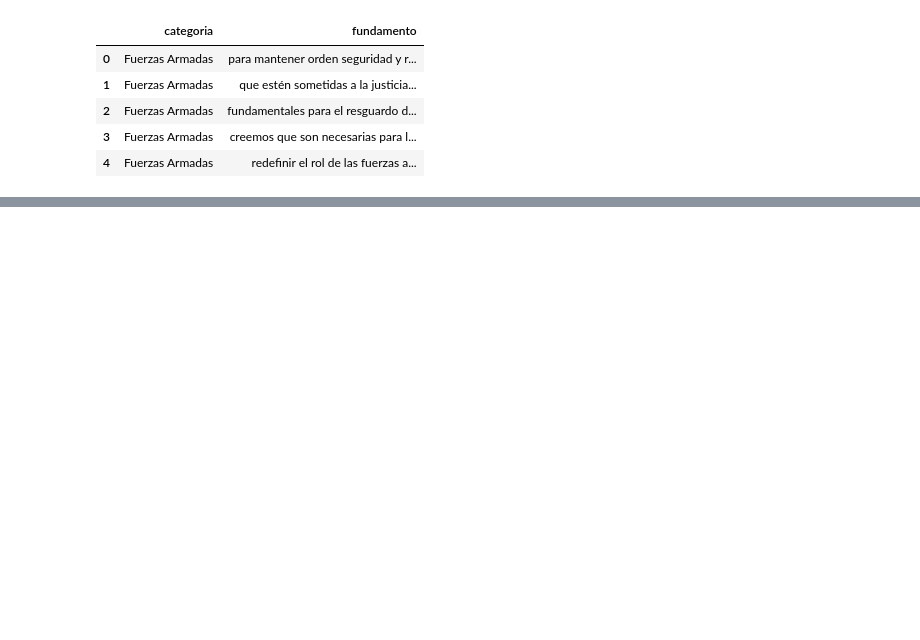
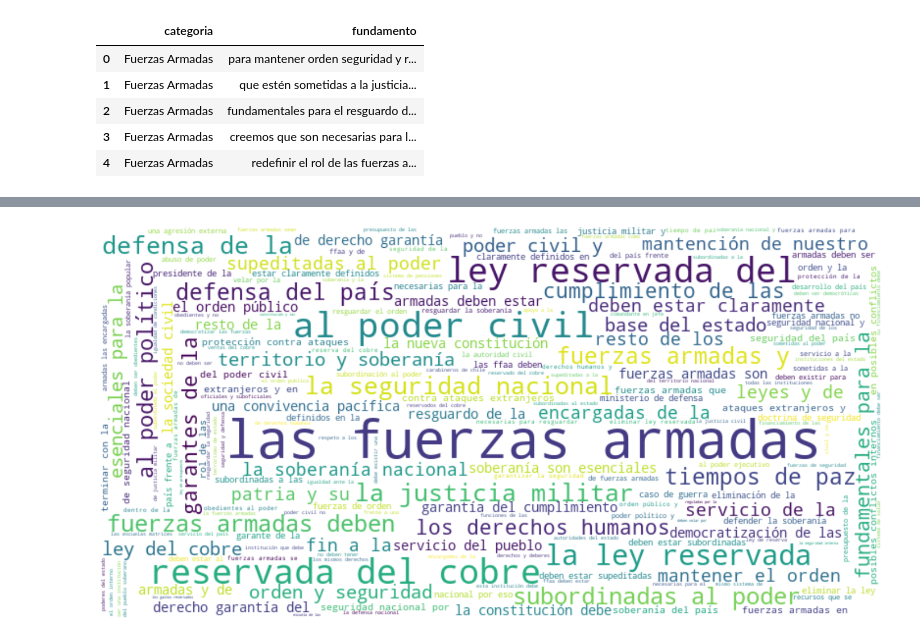
Before and after one commit to napb/PLN_tarea2, a Jupyter notebook: Tarea2.ipynb, the cells around one changed output, grey strips where cells are left out. Saved outputs shown, nothing was run; the diff lists cells and outputs as text; code cells hidden in the pictures; blank space fills up the shorter version.

```diff
--- a/Tarea2.ipynb
+++ b/Tarea2.ipynb
@@ -104,0 +87,7 @@ plt.show()
+# %%
+#NO BORRAR
+l = []
+for chunk in institutions['fundamento']:
+    for x in trigrams(word_tokenize(chunk)):
+        l.append(x)
+#l
@@ -104,0 +108,4 @@ plt.show()
+# %%
+generate_word_cloud(word_count_trigram_map)
+# %% [output]
+[figure, added]
```
Also changed, not shown: parts of 17 cells of this notebook.
